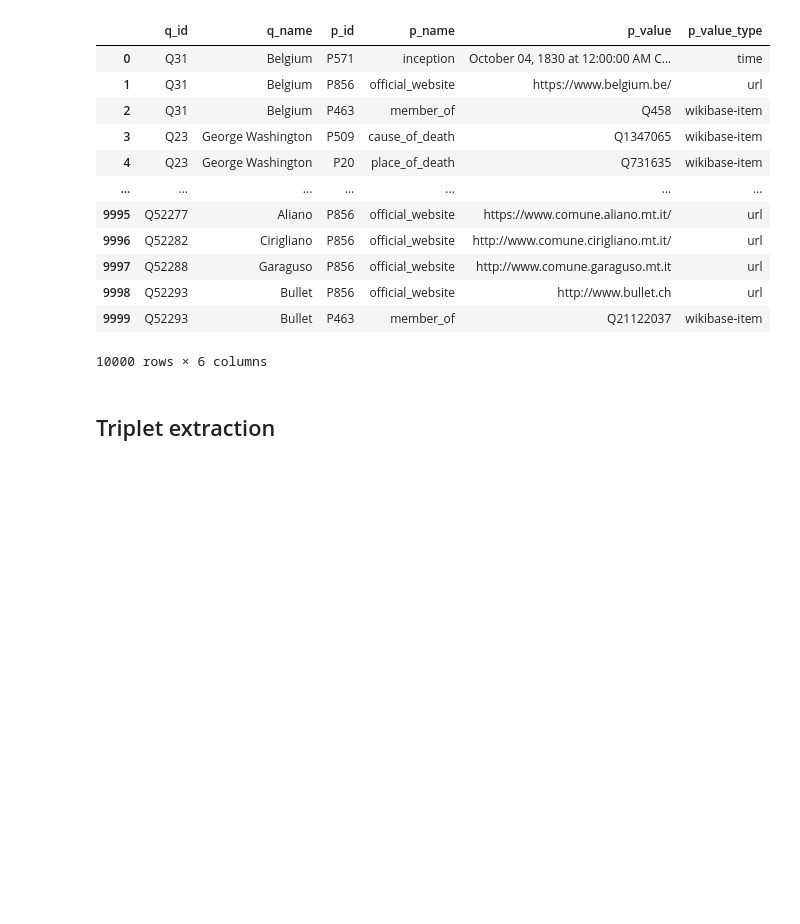
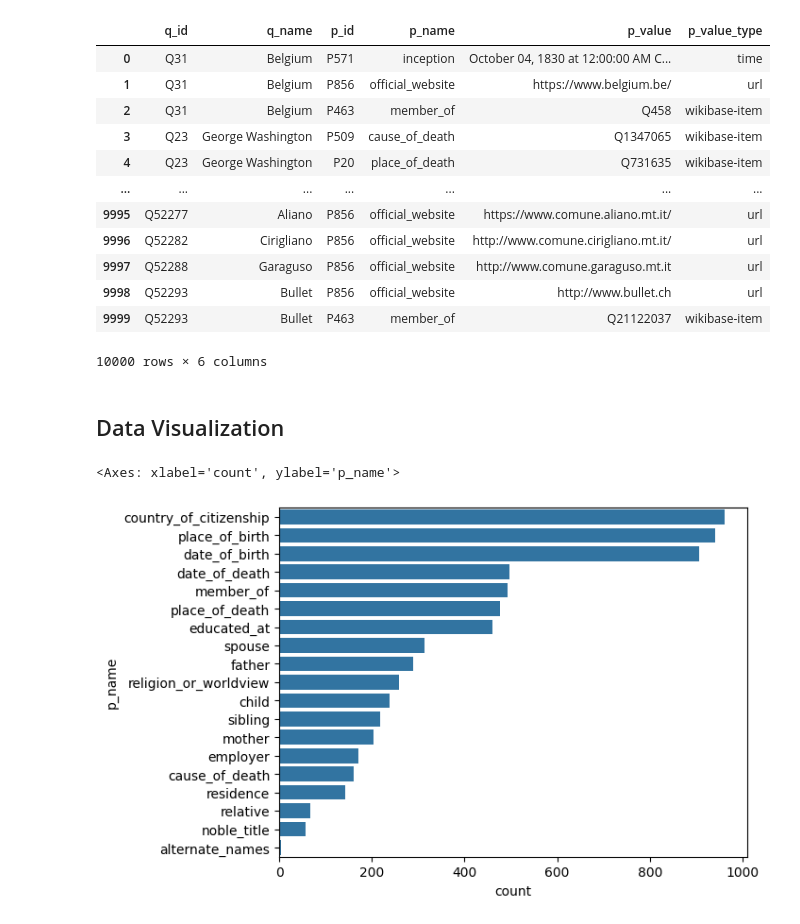
Before and after one commit to ignacioct/EHUMasterThesis, a Jupyter notebook: wikidata_extraction/extract_wikidata_triplets.ipynb, the cells around one changed output. Cells and saved outputs as stored; diff of their text form; code cells hidden in the pictures; blank space fills up the shorter version.

Commit message:
Extraction and data exploration updated.

```diff
--- a/wikidata_extraction/extract_wikidata_triplets.ipynb
+++ b/wikidata_extraction/extract_wikidata_triplets.ipynb
@@ -23,5 +24,47 @@ extraction
 | 9998 | Q52293 | Bullet | P856 | official_website | http://www.bullet.ch | url |
 | 9999 | Q52293 | Bullet | P463 | member_of | Q21122037 | wikibase-item |
 10000 rows × 6 columns
-# %% [markdown]
-## Triplet extraction
+# %% [markdown]
+## Data Visualization
+# %%
+# Plot the distribution of p_names regarding person slots
+person_slots_dict = {
+    "charge": "P1595",
+    "relative": "P1038",
+    "sibling": "P3373",
+    "father": "P22",
+    "mother": "P25",
+    "child": "P40",
+    "spouse": "P26",
+    "religion_or_worldview": "P140",
+    "employer": "P108",
+    "member_of": "P463",
+    "noble_title": "P97",
+    "educated_at": "P69",
+    "residence": "P551",
+    "country_of_citizenship": "P27",
+    "cause_of_death": "P509",
+    "place_of_death": "P20",
+    "date_of_death": "P570",
+    "place_of_birth": "P19",
+    "date_of_birth": "P569",
+    "alternative_name": "P4970",
+}
+
+person_slots = [person_slots_dict[slot] for slot in person_slots_dict]
+person_slots_names = [slot for slot in person_slots_dict]
+
+person_slots_distribution = extraction[extraction["p_id"].isin(person_slots)]
+
+# Order by the number of occurrences
+person_slots_distribution = (
+    person_slots_distribution.groupby("p_name").size().reset_index(name="count")
+)
+person_slots_distribution = person_slots_distribution.sort_values(
+    by="count", ascending=False
+)
+
+sns.barplot(x="count", y="p_name", data=person_slots_distribution)
+# %% [output]
+<Axes: xlabel='count', ylabel='p_name'>
+[figure, added]
```
Also changed, not shown: parts of 4 cells of this notebook.
